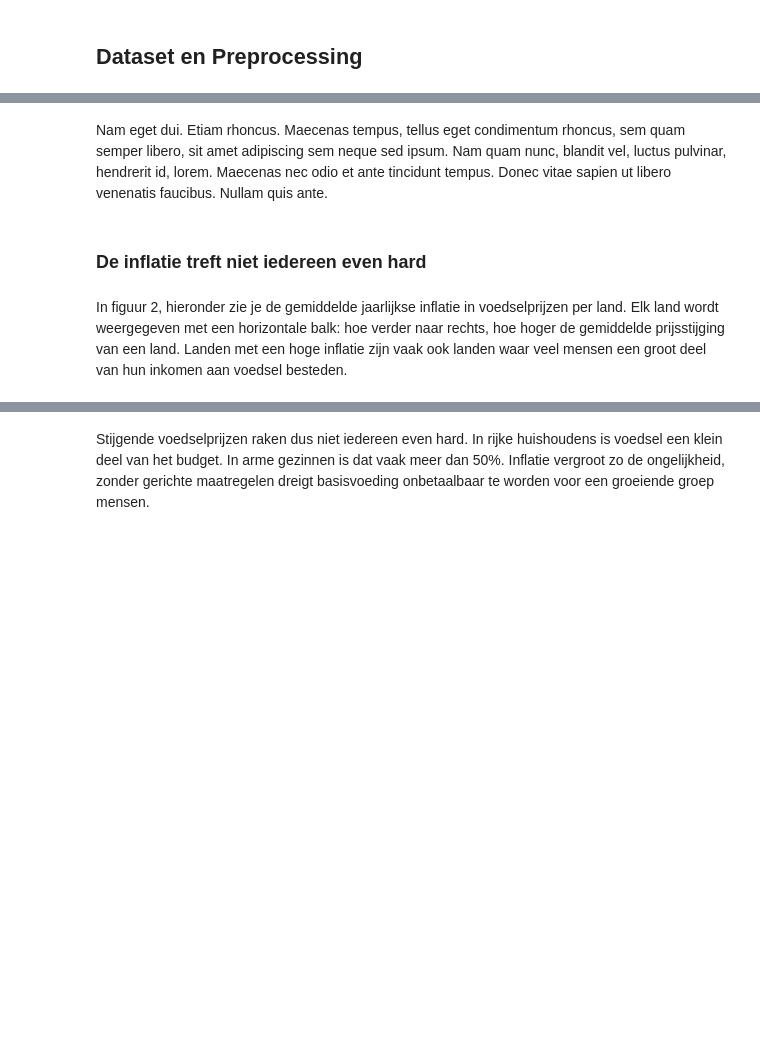
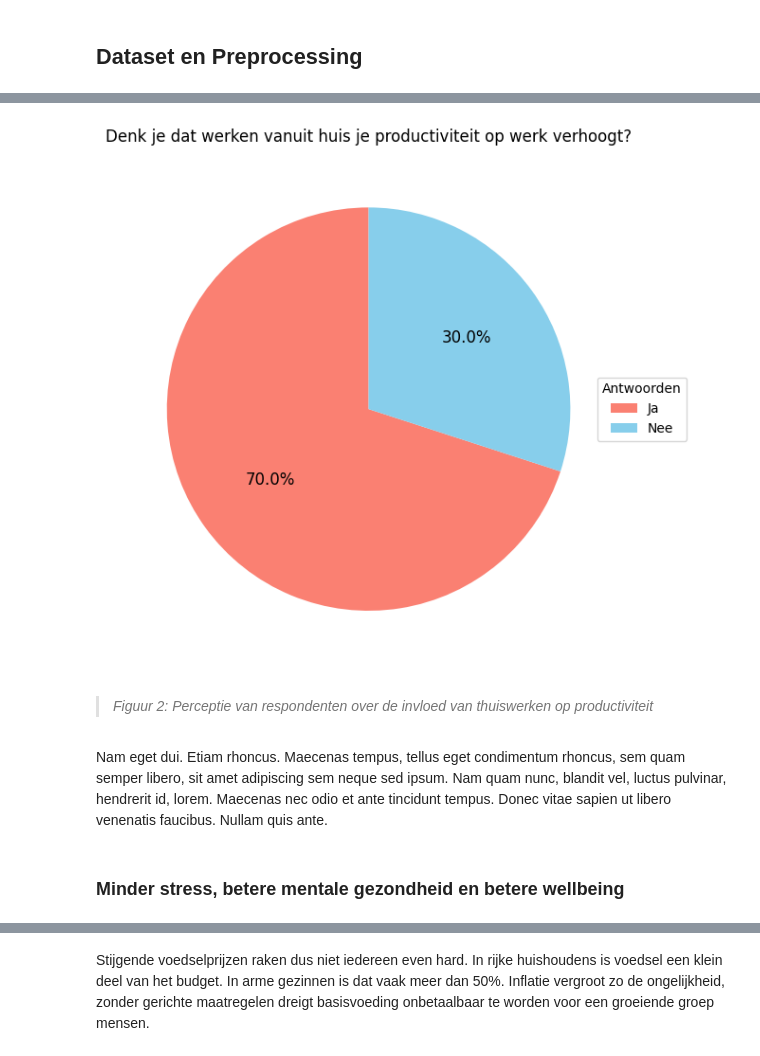
Before and after one commit to DiazWiersma/data-story, a Jupyter notebook: docs/format.ipynb, the cells around one changed output, grey strips where cells are left out. Cells and saved outputs as stored; diff of their text form; code cells hidden in the pictures; blank space fills up the shorter version.

```diff
--- a/docs/format.ipynb
+++ b/docs/format.ipynb
@@ -103,6 +40,40 @@ De brede en langdurige spreiding van deze inflatie laat zien dat de vrije markt
+# %%
+import pandas as pd
+import matplotlib.pyplot as plt
+
+df = pd.read_csv("/Users/diazwiersma/data-story/docs/Graphs/The Impacts of Working Remotely and in an Office Survey.csv")
+
+# Bereken percentages
+perc_yes = (df["Do you think that working from home increases your work productivity?"] == "Yes").mean() * 100
+perc_no = 100 - perc_yes
+
+# Labels en waarden voor de legenda
+labels = ["Ja", "Nee"]
+sizes = [perc_yes, perc_no]
+colors = ['salmon', 'skyblue']
+
+plt.figure(figsize=(6,6))
+wedges, texts, autotexts = plt.pie(
+    sizes,
+    colors=colors,
+    autopct='%1.1f%%',
+    startangle=90,
+    textprops={'fontsize': 12}
+)
+
+plt.title("Denk je dat werken vanuit huis je productiviteit op werk verhoogt?")
+plt.axis('equal')  # Cirkelvormig
+
+# Legenda toevoegen
+plt.legend(wedges, labels, title="Antwoorden", loc="center left", bbox_to_anchor=(1, 0, 0.5, 1))
+
+plt.tight_layout()
+plt.show()
+# %% [output]
+[figure, added]
+# %% [markdown]
+> *Figuur 2: Perceptie van respondenten over de invloed van thuiswerken op productiviteit*
 # %% [markdown]
 Nam eget dui. Etiam rhoncus. Maecenas tempus, tellus eget condimentum rhoncus, sem quam semper libero, sit amet adipiscing sem neque sed ipsum. Nam quam nunc, blandit vel, luctus pulvinar, hendrerit id, lorem. Maecenas nec odio et ante tincidunt tempus. Donec vitae sapien ut libero venenatis faucibus. Nullam quis ante.
 # %% [markdown]
-### De inflatie treft niet iedereen even hard
+### Minder stress, betere mentale gezondheid en betere wellbeing
-# %% [markdown]
-In figuur 2, hieronder zie je de gemiddelde jaarlijkse inflatie in voedselprijzen per land. Elk land wordt weergegeven met een horizontale balk: hoe verder naar rechts, hoe hoger de gemiddelde prijsstijging van een land. Landen met een hoge inflatie zijn vaak ook landen waar veel mensen een groot deel van hun inkomen aan voedsel besteden.
```
Also changed, not shown: parts of 17 cells of this notebook.
